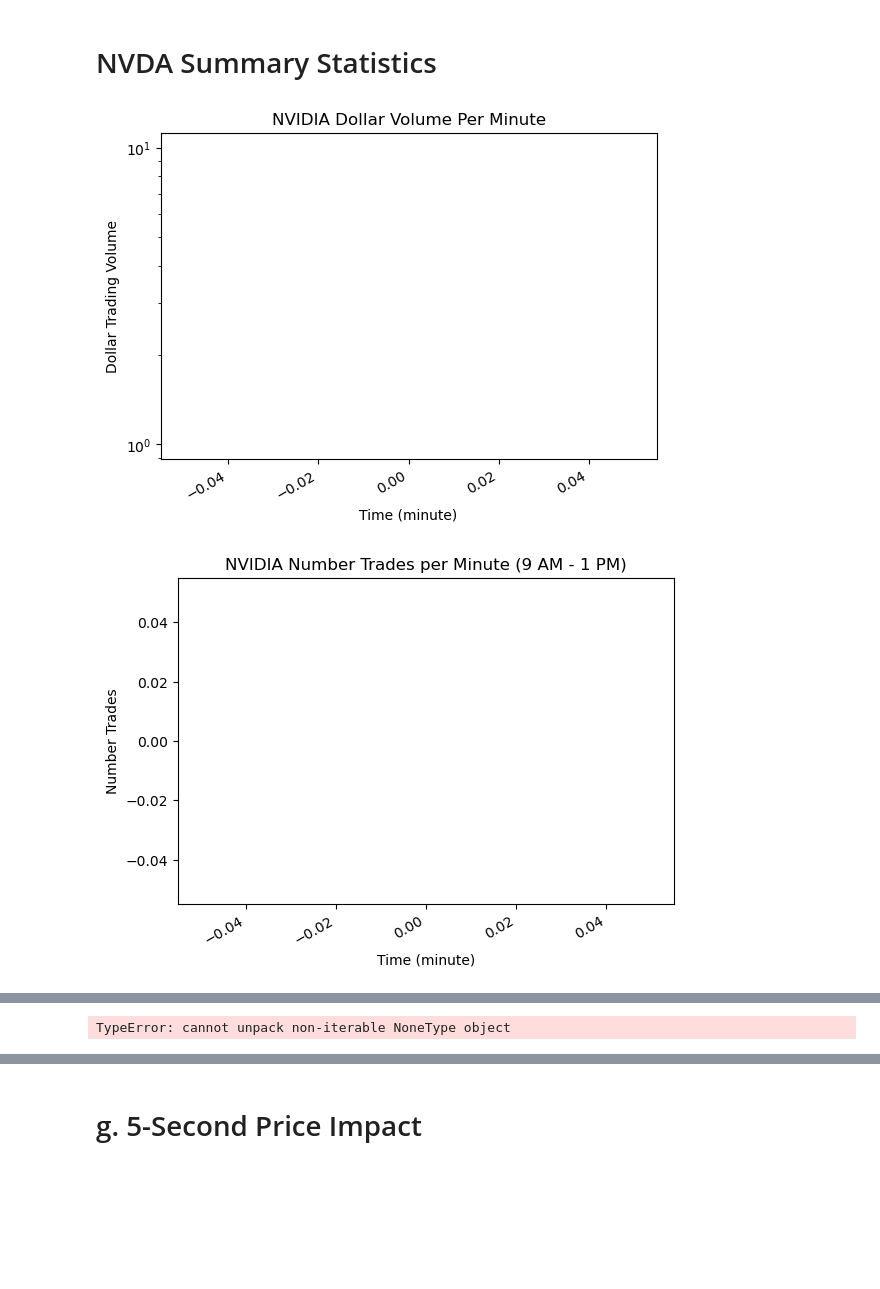
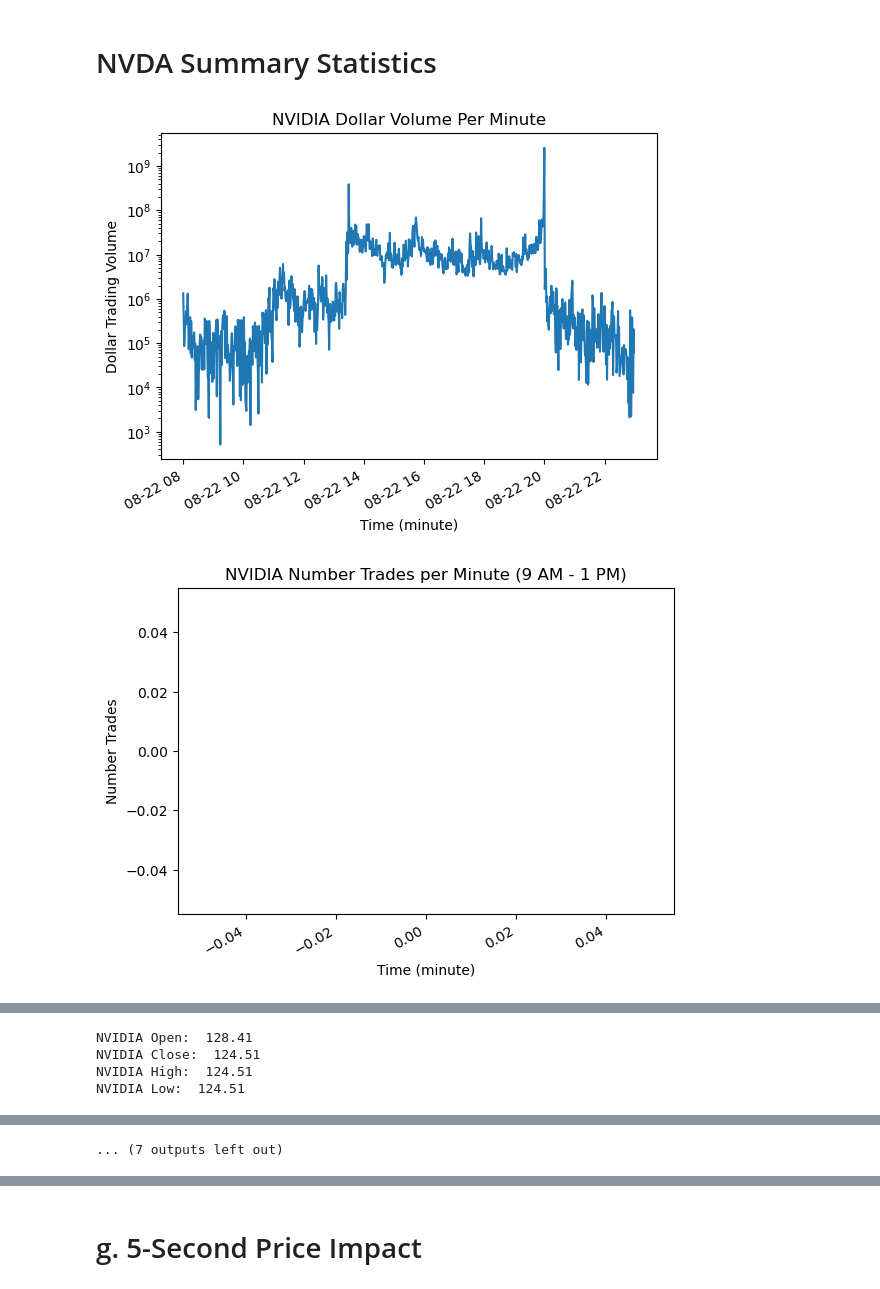
Before and after one commit to amchugh2/230x_team_repo, a Jupyter notebook: hw1.ipynb, the cells around one changed output, grey strips where cells are left out. Cells and saved outputs as stored; diff of their text form; code cells hidden in the pictures; blank space fills up the shorter version.

Commit message:
add h-k run with nvda file

```diff
--- a/hw1.ipynb
+++ b/hw1.ipynb
@@ -32,8 +32,9 @@ def prepare_bid_ask_data(df):
 
     return df
 
-nvda_df = prepare_bid_ask_data(df[df['symbol'] == 'NVDA'].copy())
-cake_df = prepare_bid_ask_data(df[df['symbol'] == 'CAKE'].copy())
+#nvda_df = prepare_bid_ask_data(df[df['symbol'] == 'NVDA'].copy())
+#cake_df = prepare_bid_ask_data(df[df['symbol'] == 'CAKE'].copy())
+nvda_df = pd.read_csv('xnas-itch-20240822.tbbo.NVDA.csv', parse_dates=['ts_recv', 'ts_event'])
 cake_df = pd.read_csv('xnas-itch-20240822.tbbo.CAKE.csv', parse_dates=['ts_recv', 'ts_event'])
 
 nvda_df_mbo = df_mbo[df_mbo['symbol'] == 'NVDA'].copy()
@@ -386,8 +388,8 @@ def calc_summary_statistics(df, df_bbo, name):
     minute_index = pd.to_datetime(df['ts_event']).dt.floor('T').unique()
 
     # (a) Dollar trading volume per minute
-    df['dollar_vol'] = df['price'] * df['size']
-    dtv=df.groupby(pd.to_datetime(pd.to_datetime(df['ts_event'])).dt.floor('min'))['dollar_vol'].sum()
+    df_bbo['dollar_vol'] = df_bbo['price'] * df_bbo['size']
+    dtv=df_bbo.groupby(df_bbo['ts_event'].dt.floor('min'))['dollar_vol'].sum()
     results['dollar_vol'] = dtv.describe()
     dtv.plot(title=name + ' Dollar Volume Per Minute', logy=True)
     plt.xlabel('Time (minute)')
@@ -414,10 +416,10 @@ def calc_summary_statistics(df, df_bbo, name):
 
 
     # (c) Open, close, high, and low prices
-    stock_open = df.iloc[0]['price']
-    close = df.iloc[-1]['price']
-    high = df['price'].max()
-    low = df['price'].min()
+    stock_open = df_bbo.iloc[0]['price']
+    close = df_bbo.iloc[-1]['price']
+    high = df_bbo['price'].max()
+    low = df_bbo['price'].min()
 
     print('\n')
     print(name + ' Open: ', stock_open)
@@ -427,9 +429,9 @@ def calc_summary_statistics(df, df_bbo, name):
 
 
     # (d) VWAP per minute
-    vwap_per_min = df.groupby(pd.to_datetime(df['ts_event']).dt.floor('T')).apply(
+    vwap_per_min = df_bbo.groupby(df_bbo['ts_event'].dt.floor('T')).apply(
         lambda x: (x['price'] * x['size']).sum() / x['size'].sum())
-    results['vwap'] = vwap_per_min.reindex(minute_index, fill_value=0).describe()
+    results['vwap'] = vwap_per_min.describe()
     vwap_per_min.plot(title=name + ' VWAP per Minute')
     plt.xlabel('Time (minute)')
     plt.ylabel('VWAP')
@@ -466,12 +468,12 @@ def calc_summary_statistics(df, df_bbo, name):
      '''
 
     #(h) Midquote and transaction price series - needs to be fixed
-    midquote_1sec, midquote_1min, transaction_1sec, transaction_1min = calculate_midquote_transaction(df.copy())
+    midquote_1sec, midquote_1min, transaction_1sec, transaction_1min = calculate_midquote_transaction(df_bbo.copy())
 
     results_1s['midquote_1sec'] = midquote_1sec.describe()
     results_1s['transaction_1sec'] = transaction_1sec.describe()
-    results['midquote_1min'] = midquote_1min.reindex(minute_index, fill_value=0).describe()
-    results['transaction_1min'] = transaction_1min.reindex(minute_index, fill_value=0).describe()
+    results['midquote_1min'] = midquote_1min.describe()
+    results['transaction_1min'] = transaction_1min.describe()
 
     plt.plot(midquote_1sec, label='Midquote 1-sec' )
     plt.plot(transaction_1sec, label='Transaction 1-sec')
@@ -487,15 +489,15 @@ def calc_summary_statistics(df, df_bbo, name):
 
     # (i) Log returns - needs to be fixed
     midquote_log_return_1min, transaction_log_return_1min = calculate_log_returns(midquote_1min, transaction_1min)
-    results['midquote_log_return_1min'] = midquote_log_return_1min.reindex(minute_index, fill_value=0).describe()
-    results['transaction_log_return_1min'] = transaction_log_return_1min.reindex(minute_index, fill_value=0).describe()
+    results['midquote_log_return_1min'] = midquote_log_return_1min.describe()
+    results['transaction_log_return_1min'] = transaction_log_return_1min.describe()
 
-    plt.plot(midquote_log_return_1min.reindex(minute_index, fill_value=0))
+    plt.plot(midquote_log_return_1min)
     plt.title(name + ' Midquote Log Returns 1-min')
     plt.show()
 
-    plt.plot(transaction_log_return_1min.reindex(minute_index, fill_value=0))
-    plt.title(name + ' Midquote Transaction Returns 1-min')
+    plt.plot(transaction_log_return_1min)
+    plt.title(name + ' Transaction Log Returns 1-min')
     plt.show()
 
     # (j) Realized variance
@@ -525,10 +527,14 @@ def calc_summary_statistics(df, df_bbo, name):
 # %% [markdown]
 # NVDA Summary Statistics
 # %%
-min_stats, sec_stats, midquote_pacf, transaction_pacf = calc_summary_statistics(nvda_df_mbo,nvda_df,"NVIDIA")
+min_stats, sec_stats= calc_summary_statistics(nvda_df_mbo,nvda_df,"NVIDIA")
 # %% [output]
-[figure, old version]
+[figure, new version]
 [figure]
 [figure]
 [figure]
 [figure]
+NVIDIA Open:  128.41
+NVIDIA Close:  124.51
+NVIDIA High:  124.51
+NVIDIA Low:  124.51
@@ -542 +547 @@ min_stats, sec_stats, midquote_pacf, transaction_pacf = calc_summary_statistics(
-TypeError: cannot unpack non-iterable NoneType object
+... (7 outputs left out)
```
Also changed, not shown: parts of 8 cells of this notebook.
